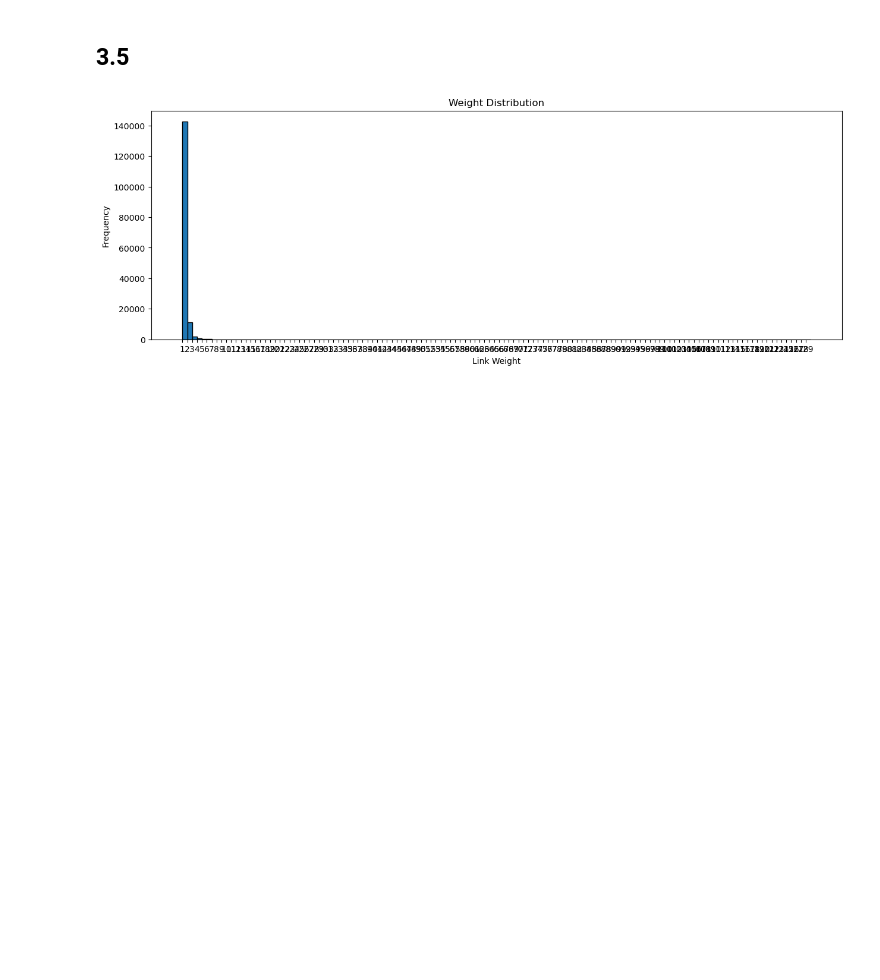
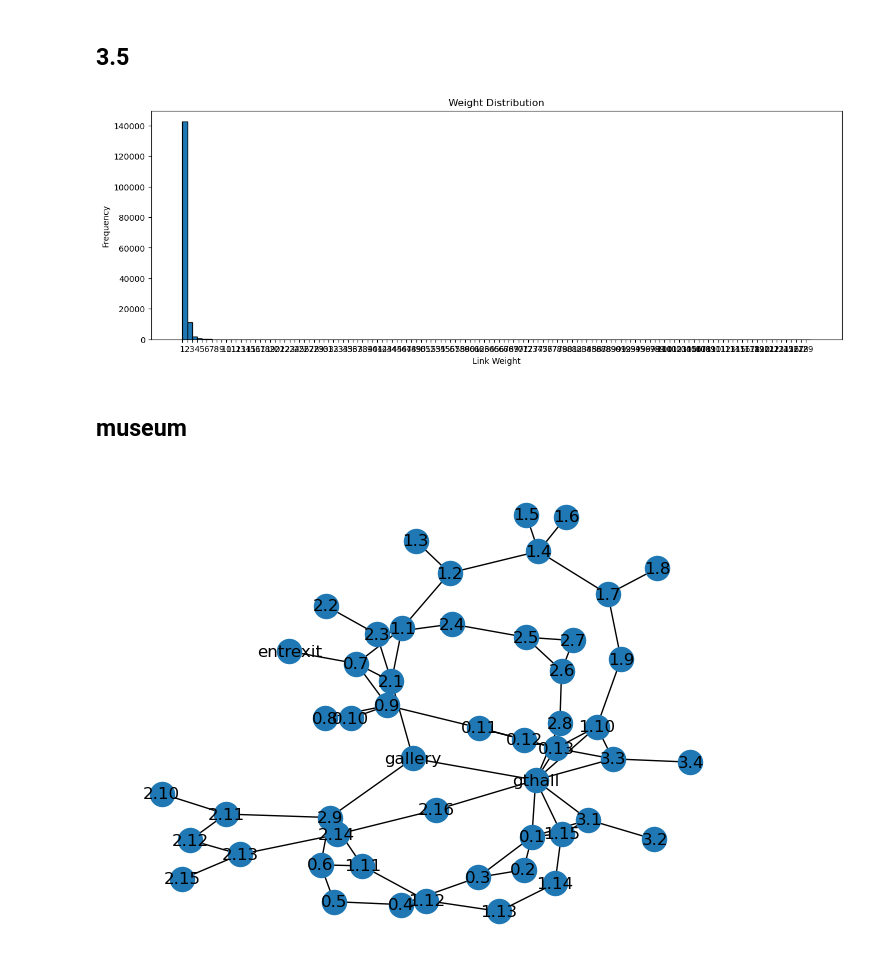
Before and after one commit to Donson123/SNACKS2, a Jupyter notebook: Snacs2.ipynb, the cells around one changed output. Drawn from its saved outputs; the diff is of its cells as text; code cells hidden in the pictures; blank space fills up the shorter version.

```diff
--- a/Snacs2.ipynb
+++ b/Snacs2.ipynb
@@ -246,3 +246,40 @@ plt.xticks(range(int(min(link_weights)), int(max(link_weights)) + 1))
 plt.show()
 # %% [output]
 [figure]
+# %% [markdown]
+## museum
+# %%
+G = nx.Graph()
+
+# Define nodes (each room)
+nodes = [
+    "0.1", "0.2", "0.3", "0.4", "0.5", "0.6", "0.7", "0.8", "0.9", "0.10", "0.11", "0.12", "0.13",
+    "1.1", "1.2", "1.3", "1.4", "1.5", "1.6", "1.7", "1.8", "1.9", "1.10", "1.11", "1.12", "1.13", "1.14", "1.15",
+    "2.1", "2.2", "2.3", "2.4", "2.5", "2.6", "2.7", "2.8", "2.9", "2.10", "2.11", "2.12", "2.13", "2.14", "2.15", "2.16",
+    "gallery", "gthall", "entrexit", "3.1", "3.2", "3.3"
+]
+
+# Add nodes to the graph
+G.add_nodes_from(nodes)
+
+# Define edges based on the given layout (including stair and door connections)
+edges = [
+    ("0.1", "0.2"), ("0.1", "0.3"), ("0.1", "1.15"), ("0.1", "gthall"), ("0.1", "3.1"),
+    ("0.2", "0.3"), ("0.3", "0.4"), ("0.4", "0.5"), ("0.5", "0.6"),
+    ("0.6", "2.9"), ("0.6", "1.11"), ("0.7", "entrexit"), ("0.7", "0.9"), ("0.7", "1.1"), ("0.7", "2.1"),
+    ("0.8", "0.9"), ("0.9", "0.10"), ("0.9", "0.11"), ("0.11", "0.12"), ("0.11", "0.13"), ("0.12", "0.13"),
+    ("0.13", "1.10"), ("0.13", "gthall"), ("0.13", "3.3"), ("1.1", "2.1"), ("1.1", "1.2"),
+    ("1.2", "1.3"), ("1.2", "1.4"), ("1.4", "1.5"), ("1.4", "1.6"), ("1.4", "1.7"),
+    ("1.7", "1.8"), ("1.7", "1.9"), ("1.9", "1.10"), ("1.10", "gthall"), ("1.10", "3.3"),
+    ("1.11", "2.9"), ("1.11", "1.12"), ("1.12", "1.13"), ("1.13", "1.14"), ("1.13", "1.14"), ("1.14", "1.15"),
+    ("1.15", "gthall"), ("1.15", "3.1"), ("2.1", "2.3"), ("2.1", "gallery"), ("2.2", "2.3"),
+    ("2.3", "2.4"), ("2.4", "2.5"), ("2.5", "2.6"), ("2.5", "2.7"), ("2.6", "2.7"), ("2.6", "2.8"),
+    ("2.8", "gthall"), ("gthall", "2.16"), ("gthall", "gallery"), ("gthall", "3.1"), ("gthall", "3.3"),
+    ("2.9", "gallery"), ("2.9", "2.11"), ("2.10", "2.11"), ("2.11", "2.12"), ("2.12", "2.13"),
+    ("2.13", "2.14"), ("2.13", "2.15"), ("2.14", "2.16"), ("3.1", "3.2"), ("3.3", "3.4")
+]
+
+G.add_edges_from(edges)
+nx.draw(G, with_labels = True)
+# %% [output]
+[figure, added]
```
